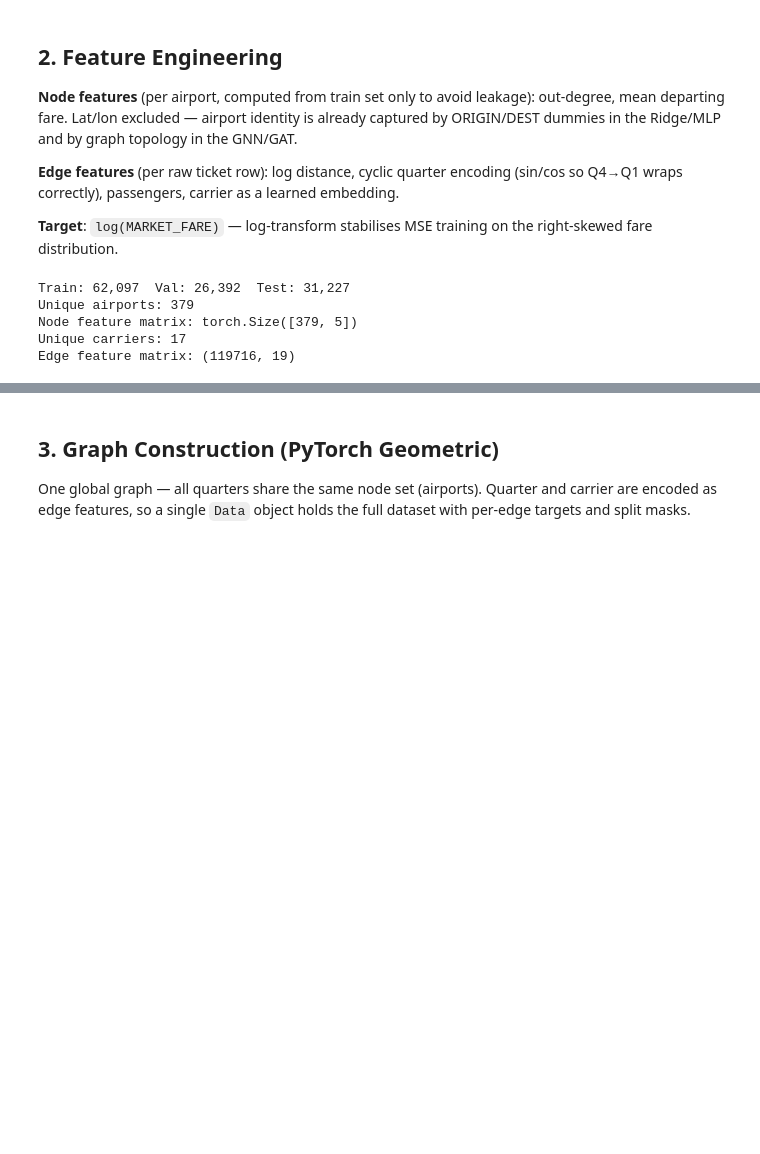
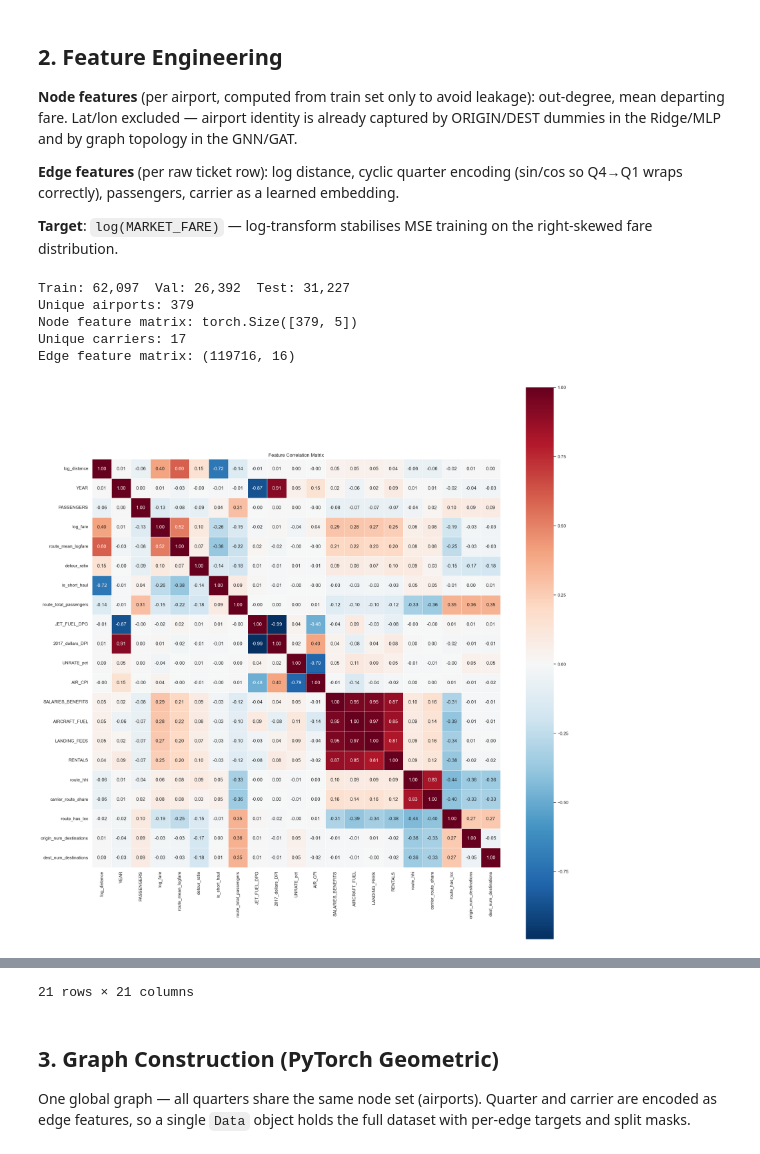
Before and after one commit to normangw/6600-neural-networks, a Jupyter notebook: technical-details/neural-networks/main.ipynb, the cells around one changed output, grey strips where cells are left out. Drawn from its saved outputs; the diff is of its cells as text; code cells hidden in the pictures; blank space fills up the shorter version.

```diff
--- a/technical-details/neural-networks/main.ipynb
+++ b/technical-details/neural-networks/main.ipynb
@@ -200,32 +200,32 @@ carrier_share = route_pax[['ORIGIN', 'DEST', 'YEAR', 'QUARTER', 'TICKET_CARRIER'
 agg = agg.merge(hhi, on=['ORIGIN', 'DEST', 'YEAR', 'QUARTER'], how='left')
 agg = agg.merge(carrier_share, on=['ORIGIN', 'DEST', 'YEAR', 'QUARTER', 'TICKET_CARRIER'], how='left')
 
-# ── Slot-controlled airport flag ──────────────────────────────────────────────
-SLOT_AIRPORTS = {'DCA', 'JFK', 'LGA', 'ORD'}
-agg['origin_slot_controlled'] = agg['ORIGIN'].isin(SLOT_AIRPORTS).astype(int)
-agg['dest_slot_controlled']   = agg['DEST'].isin(SLOT_AIRPORTS).astype(int)
-
 # ── Feature engineering ───────────────────────────────────────────────────────
 agg['log_distance']           = np.log1p(agg['MARKET_DISTANCE'])
-agg['sin_q']                  = np.sin(2 * np.pi * (agg['QUARTER'] - 1) / 4)
-agg['cos_q']                  = np.cos(2 * np.pi * (agg['QUARTER'] - 1) / 4)
 agg['detour_ratio']           = agg['MARKET_DISTANCE'] / agg['NONSTOP_MILES']
 agg['is_short_haul']          = (agg['MARKET_DISTANCE'] < 500).astype(int)
 agg['route_total_passengers'] = agg.groupby(['ORIGIN','DEST','YEAR','QUARTER'])['PASSENGERS'].transform('sum')
+
+LCC = {'WN', 'B6', 'NK', 'F9', 'G4', 'SY', 'VX'}
+agg['is_lcc'] = agg['TICKET_CARRIER'].isin(LCC).astype(int)
+agg['route_has_lcc'] = agg.groupby(['ORIGIN','DEST','YEAR','QUARTER'])['is_lcc'].transform('max')
+
+
 
 agg['carrier_idx'] = agg['TICKET_CARRIER'].map(carrier_to_idx)
 agg['log_fare']    = np.log(agg['MARKET_FARE'])
 agg['src_idx']     = agg['ORIGIN'].map(airport_to_idx)
 agg['dst_idx']     = agg['DEST'].map(airport_to_idx)
+agg['origin_num_destinations'] = agg.groupby(['ORIGIN','YEAR','QUARTER'])['DEST'].transform('nunique')
+agg['dest_num_destinations']   = agg.groupby(['DEST','YEAR','QUARTER'])['ORIGIN'].transform('nunique')
 
 # ── Edge feature matrix (scaler fit on train only) ────────────────────────────
 edge_feat_cols = [
-    'log_distance', 'sin_q', 'cos_q', 'PASSENGERS',
+    'log_distance', 'PASSENGERS',
     'detour_ratio', 'is_short_haul', 'route_total_passengers',
     'JET_FUEL_DPG', '2017_dollars_DPI', 'UNRATE_pct', 'AIR_CPI',
     'SALARIES_BENEFITS', 'AIRCRAFT_FUEL', 'LANDING_FEES', 'RENTALS',
-    'route_hhi', 'carrier_route_share',
-    'origin_slot_controlled', 'dest_slot_controlled',
+    'route_hhi', 'carrier_route_share', 'route_has_lcc'
 ]
 edge_scaler = StandardScaler()
 edge_scaler.fit(agg.loc[train_mask, edge_feat_cols].values)
@@ -237,4 +237,4 @@ Train: 62,097  Val: 26,392  Test: 31,227
 Unique airports: 379
 Node feature matrix: torch.Size([379, 5])
 Unique carriers: 17
-Edge feature matrix: (119716, 19)
+Edge feature matrix: (119716, 16)
@@ -240,0 +246,19 @@ Edge feature matrix: (119716, 19)
+# %%
+num_cols = [
+    'log_distance', 'YEAR', 'PASSENGERS', 'log_fare', 'route_mean_logfare',
+    'detour_ratio', 'is_short_haul', 'route_total_passengers',
+    'JET_FUEL_DPG', '2017_dollars_DPI', 'UNRATE_pct', 'AIR_CPI',
+    'SALARIES_BENEFITS', 'AIRCRAFT_FUEL', 'LANDING_FEES', 'RENTALS',
+    'route_hhi', 'carrier_route_share', 'route_has_lcc', 'origin_num_destinations', 'dest_num_destinations'
+]
+corr = agg[num_cols].corr()
+
+fig, ax = plt.subplots(figsize=(20,20))
+sns.heatmap(corr, annot=True, fmt='.2f', cmap='RdBu_r', center=0,
+            square=True, ax=ax, linewidths=0.5)
+ax.set_title('Feature Correlation Matrix')
+plt.tight_layout()
+plt.show()
+agg[num_cols].corr()
+# %% [output]
+[figure, added]
@@ -241,3 +282,4 @@ Edge feature matrix: (119716, 19)
+21 rows × 21 columns
 # %% [markdown]
 ## 3. Graph Construction (PyTorch Geometric)
 
```
Also changed, not shown: parts of 12 cells of this notebook.
